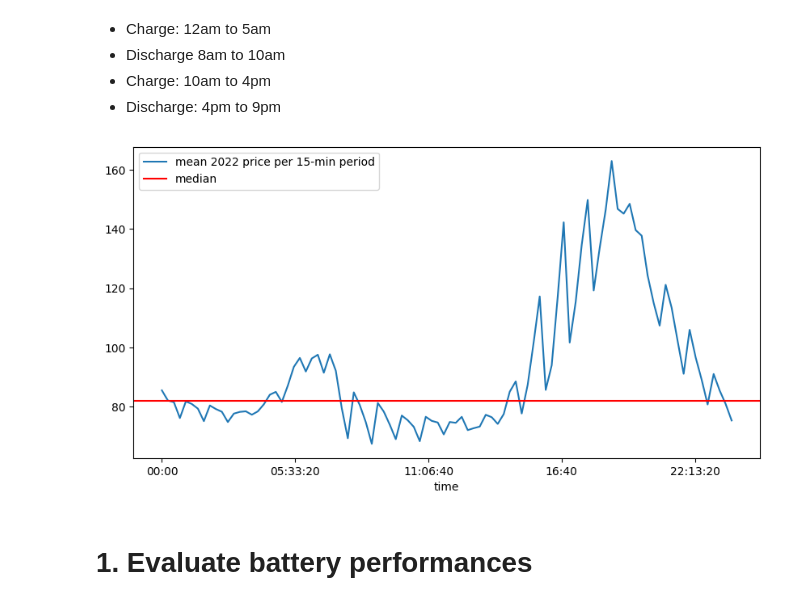
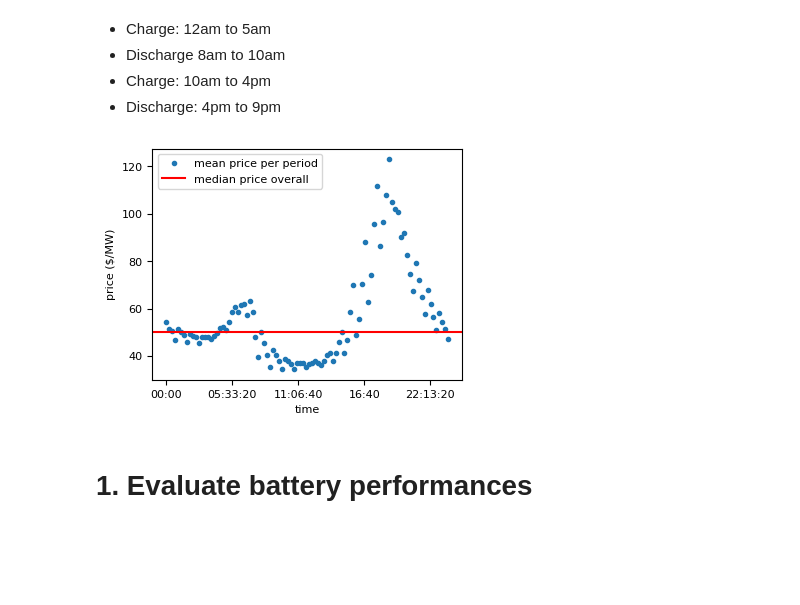
Before and after one commit to etrieschman/battery-charger, a Jupyter notebook: src/explore_data.ipynb, the cells around one changed output. Drawn from its saved outputs; the diff is of its cells as text; code cells hidden in the pictures; blank space fills up the shorter version.

```diff
--- a/src/explore_data.ipynb
+++ b/src/explore_data.ipynb
@@ -41,14 +42,16 @@ p = data.lmp[(data.location == node) & (data.year == y)].to_numpy() # prices are
 time = data.time[(data.location == node) & (data.year == y)].to_numpy()
 # %%
 data.loc[:, 'time'] = data.datetime.dt.time
-mean_lmp_per_15min = data[(data.location == node) & (data.year == y)].groupby('time')['lmp'].mean()
+mean_lmp_per_15min = data.groupby('time')['lmp'].mean()
 
-mean_lmp_per_15min.plot(figsize=(10, 5), label=f'mean {y} price per 15-min period')
-plt.axline((0, np.median(mean_lmp_per_15min.values)), slope=0, color='red', label='median')
+mean_lmp_per_15min.plot(figsize=(4, 3), label=f'mean price per period', marker='.', linestyle='')
+plt.axline((0, np.median(mean_lmp_per_15min.values)), slope=0, color='red', label='median price overall')
 plt.legend()
+plt.ylabel('price ($/MW)')
+plt.savefig(PATH_HOME + '/results/mean_price.png', bbox_inches='tight')
 plt.show()
 # %% [output]
-[figure, old version]
+[figure, new version]
 # %% [markdown]
 # 1. Evaluate battery performances
 # %%
```
Also changed, not shown: parts of 2 cells of this notebook, 12 other files.
